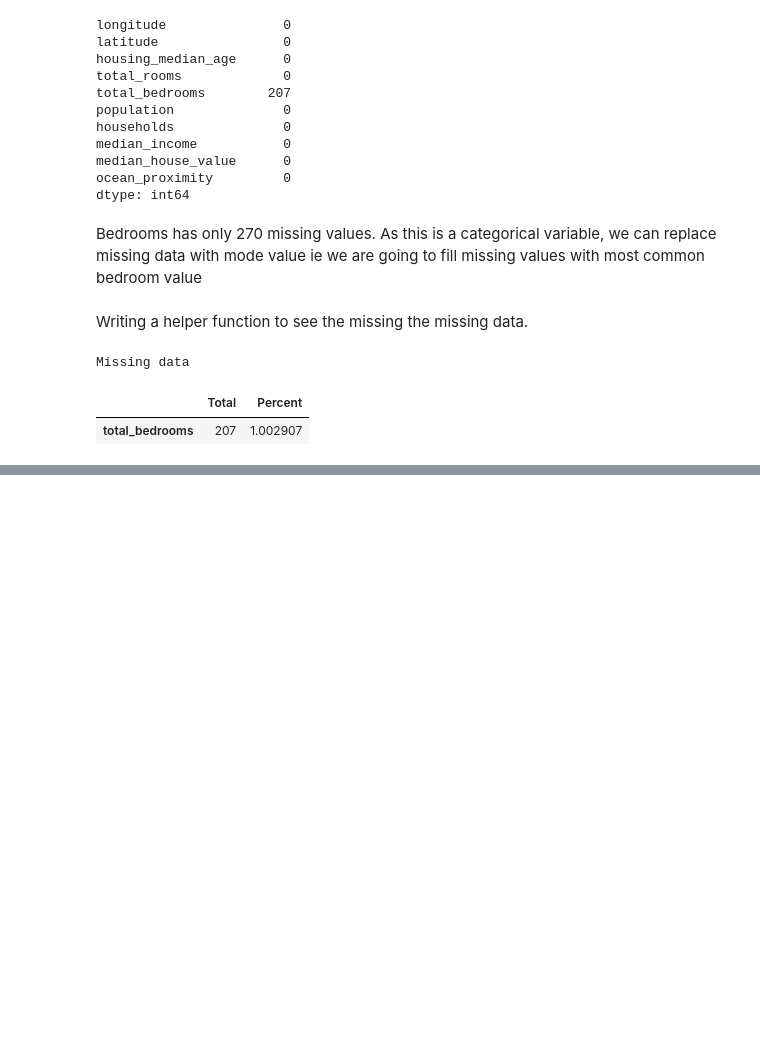
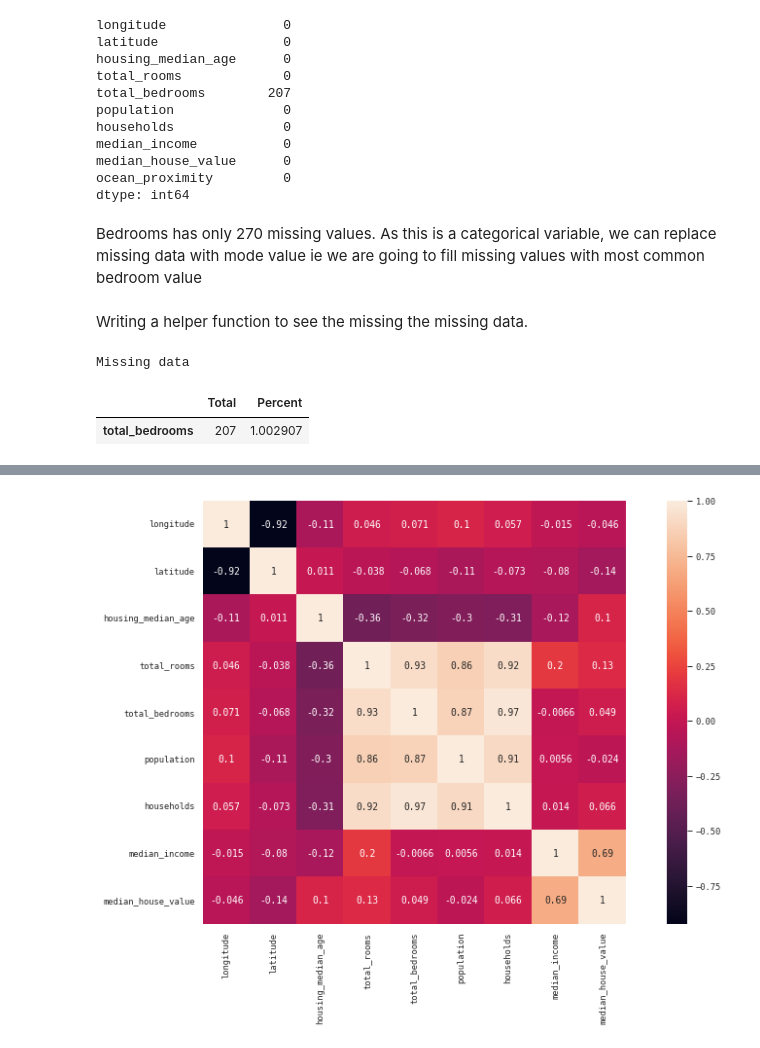
Before and after one commit to SanjanTring/DataBlitz, a Jupyter notebook: CaliforniaHousing.ipynb, the cells around one changed output, grey strips where cells are left out. Cells and saved outputs as stored; diff of their text form; code cells hidden in the pictures; blank space fills up the shorter version.

```diff
--- a/CaliforniaHousing.ipynb
+++ b/CaliforniaHousing.ipynb
@@ -215,0 +193,7 @@ The Accuracy of the model
+# %%
+sns.set(context="paper",font="monospace")
+train_df_corr_matrix = train_df.corr()
+fig, axe = plt.subplots(figsize=(15,8))
+sns.heatmap(train_df_corr_matrix,vmax=1,square =True,annot=True);
+# %% [output]
+[figure, added]
```
Also changed, not shown: parts of 22 cells of this notebook.
